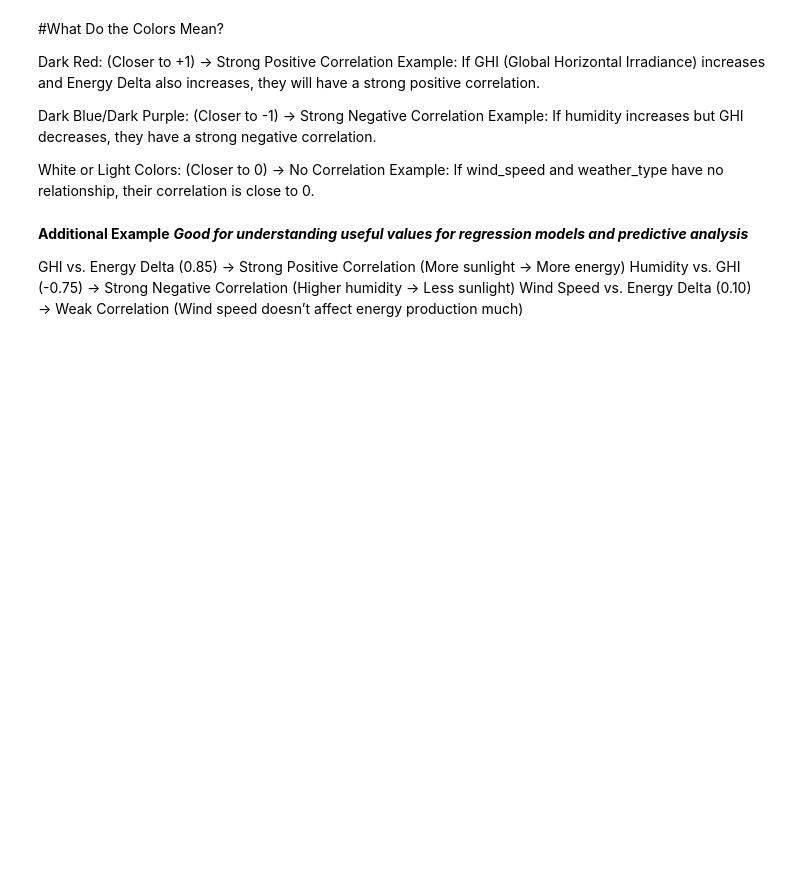
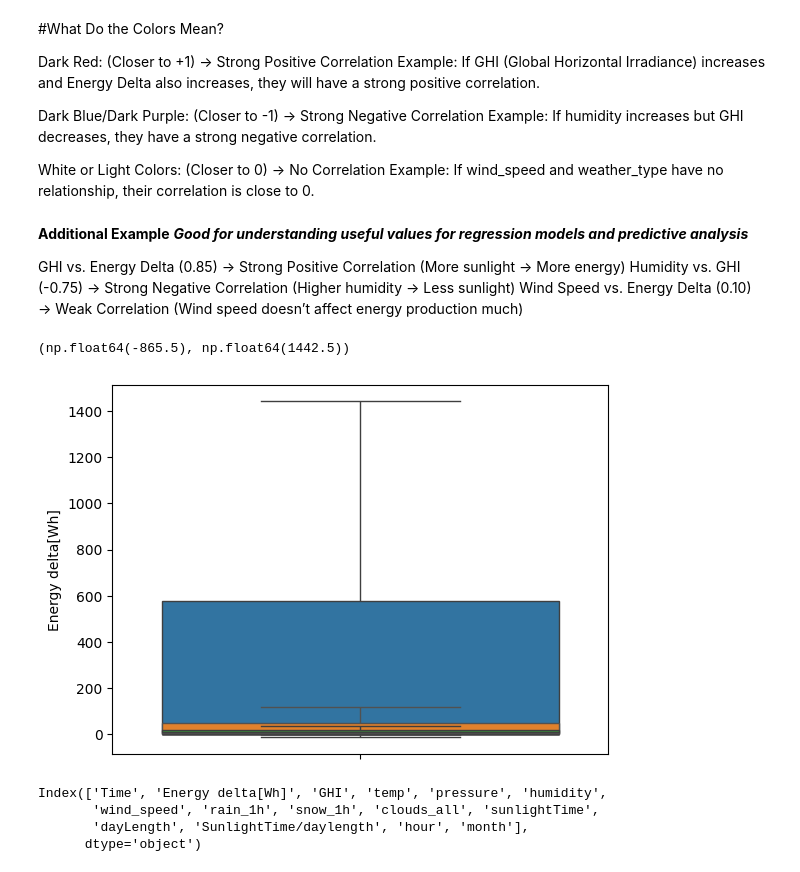
Before and after one commit to TMoyo22/weather-renewable-energy, a Jupyter notebook: Notebooks/Analysis.ipynb, the cells around one changed output. Saved outputs shown, nothing was run; the diff lists cells and outputs as text; code cells hidden in the pictures; blank space fills up the shorter version.

```diff
--- a/Notebooks/Analysis.ipynb
+++ b/Notebooks/Analysis.ipynb
@@ -279,0 +296,30 @@ Wind Speed vs. Energy Delta (0.10) → Weak Correlation (Wind speed doesn’t af
+# %%
+def whisker(col):
+    q1,q3 = np.percentile(col,[25,75])
+    iqr = q3 - q1
+    lw = q1 - 1.5*iqr
+    uw = q3 + 1.5*iqr
+    return lw,uw
+# %%
+whisker(data_frame['Energy delta[Wh]'])
+# %% [output]
+(np.float64(-865.5), np.float64(1442.5))
+# %%
+for i in ['Energy delta[Wh]', 'GHI', 'temp', 'wind_speed', 'rain_1h', 'snow_1h']:
+    lw,uw = whisker(data_frame[i])
+    data_frame[i] = np.where(data_frame[i]<lw,lw,data_frame[i])
+    data_frame[i] = np.where(data_frame[i] > uw, uw, data_frame[i])
+#So now there is a cap on the upper and lower whiskers
+# %%
+for i in ['Energy delta[Wh]', 'GHI', 'temp', 'wind_speed', 'rain_1h', 'snow_1h']:
+    sb.boxplot(data_frame[i])
+    plt.show
+# %% [output]
+[figure, added]
+# %%
+data_frame.columns
+# %% [output]
+Index(['Time', 'Energy delta[Wh]', 'GHI', 'temp', 'pressure', 'humidity',
+       'wind_speed', 'rain_1h', 'snow_1h', 'clouds_all', 'sunlightTime',
+       'dayLength', 'SunlightTime/daylength', 'hour', 'month'],
+      dtype='object')
```
Also changed, not shown: parts of 2 cells of this notebook.
